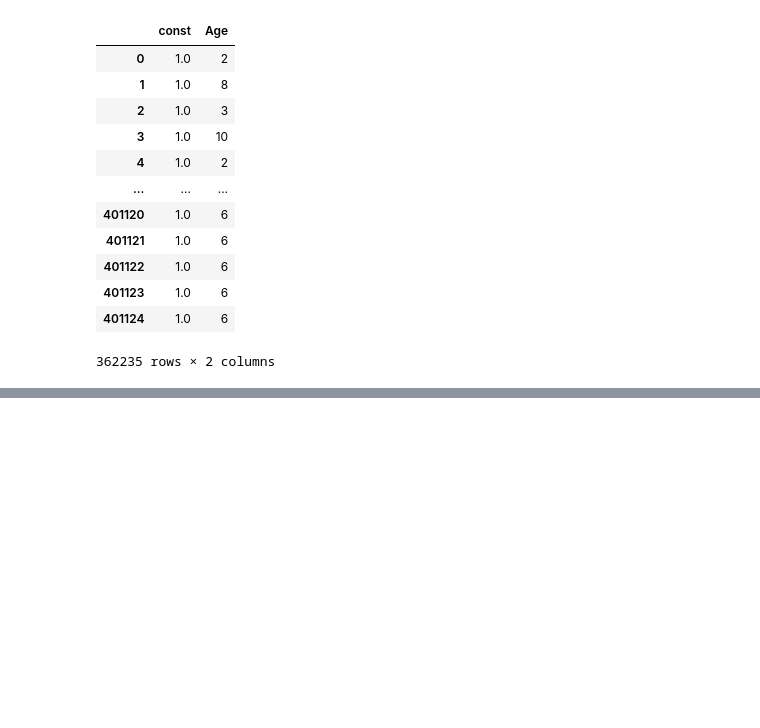
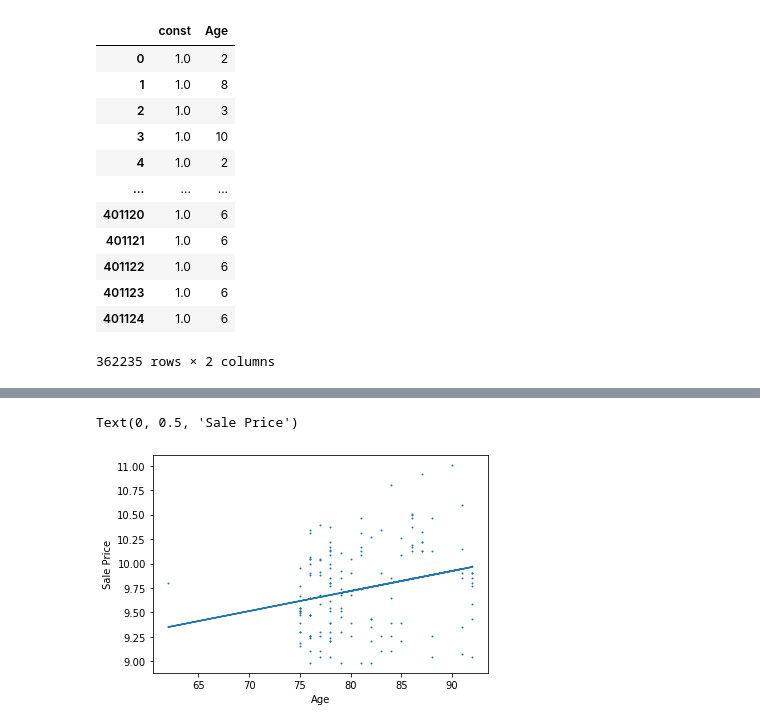
Before and after one commit to morganabbitt/Regression-Analysis, a Jupyter notebook: chul.ipynb, the cells around one changed output, grey strips where cells are left out. Saved outputs shown, nothing was run; the diff lists cells and outputs as text; code cells hidden in the pictures; blank space fills up the shorter version.

```diff
--- a/chul.ipynb
+++ b/chul.ipynb
@@ -211,0 +243,3 @@ def custom_metric(y_test, y_pred):
+# %%
+X2 = sm.add_constant(df2["Age"])
+X2
@@ -211,0 +260,7 @@ def custom_metric(y_test, y_pred):
+# %%
+#y2 = df2["SalePrice"]
+y2_log = np.log(df2["SalePrice"])
+# %%
+yearmade_model2 = sm.OLS(y2_log,X2)
+yearmade_results2 = yearmade_model2.fit()
+yearmade_results2.summary()
@@ -211,0 +289,10 @@ def custom_metric(y_test, y_pred):
+# %%
+const2, year2 = yearmade_results2.params
+# %%
+plt.scatter(df2["Age"], np.log(df2["SalePrice"]), s=1)
+plt.plot(df2["Age"], df2["Age"].map(lambda x: (year2*x)+const2))
+plt.xlabel("Age")
+plt.ylabel("Sale Price")
+# %% [output]
+Text(0, 0.5, 'Sale Price')
+[figure, added]
```
Also changed, not shown: parts of 18 cells of this notebook.
